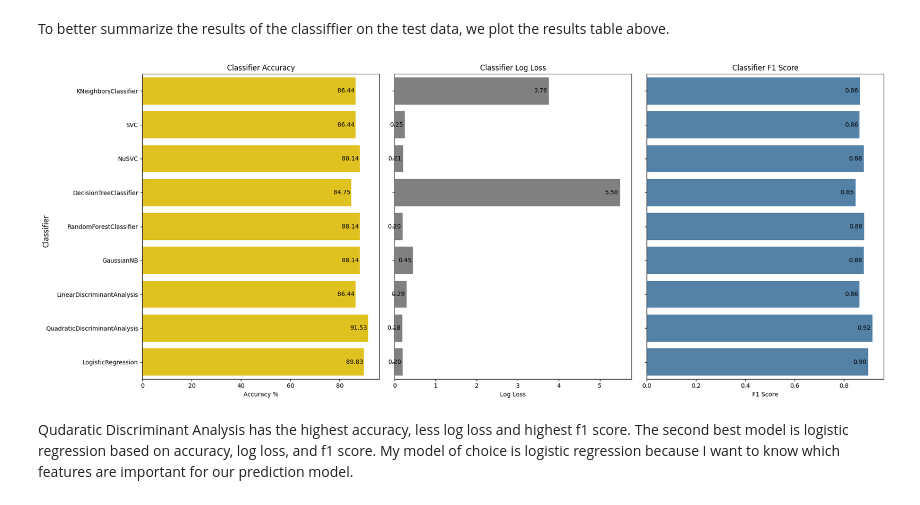
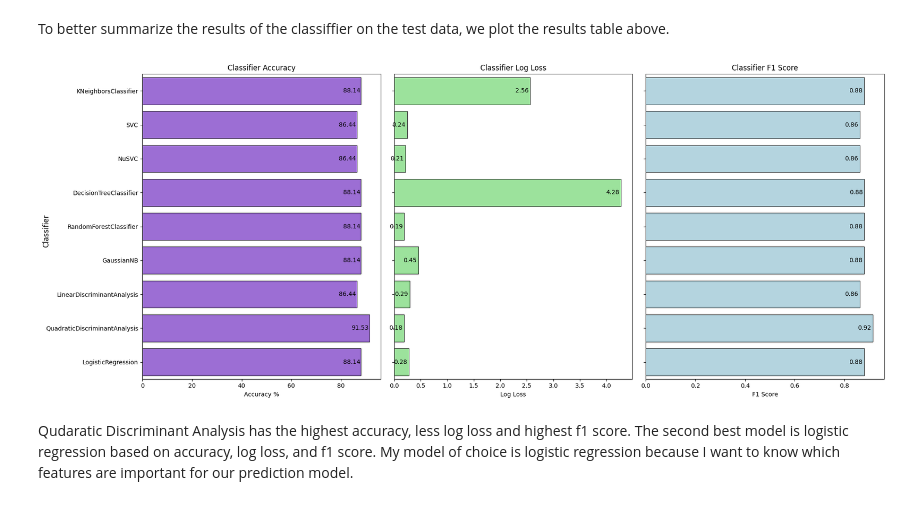
Before and after one commit to EngAdnan65311/Candidates-Selection-Model, a Jupyter notebook: nbs/scratch_candidate_selection_model_script.ipynb, the cells around one changed output. Drawn from its saved outputs; the diff is of its cells as text; code cells hidden in the pictures.

```diff
--- a/nbs/scratch_candidate_selection_model_script.ipynb
+++ b/nbs/scratch_candidate_selection_model_script.ipynb
@@ -316,7 +291,7 @@ To choose the best model among the trained models, we will use the f1 score, acc
 # %%
 # Define the list of models
 models = [
-    KNeighborsClassifier(n_neighbors=3),
+    KNeighborsClassifier(n_neighbors=5),
     SVC(kernel="rbf", C=0.025, probability=True),
     NuSVC(probability=True),
     DecisionTreeClassifier(),
@@ -340,22 +315,20 @@ for model in models:
     # Perform cross-validation
     train_predictions = cross_val_predict(model, X_train, y_train, cv=5)
 
-    # Calculate precision, recall, PPV, NPV, MCC, and F1 score
+    # Calculate and print the evaluation metrics
     precision = precision_score(y_train, train_predictions, average="macro")
     recall = recall_score(y_train, train_predictions, average="macro")
     f1 = f1_score(y_train, train_predictions, average="macro")
     ppv = precision_score(y_train, train_predictions, average=None)
     npv = recall_score(y_train, train_predictions, average=None)
-    mcc = matthews_corrcoef(y_train, train_predictions)
 
-    # Print the evaluation metrics
+
     print("==== Training Set Results ====")
     print("Precision: {:.2%}".format(precision))
     print("Recall: {:.2%}".format(recall))
     print("F1 Score: {:.2%}".format(f1))
     print("PPV (Precision):", ppv)
     print("NPV (Recall):", npv)
-    print("MCC: {:.2}".format(mcc))
 
     # Fit the model on the training set and calculate metrics on the test set
     model.fit(X_train, y_train)
@@ -366,11 +339,12 @@ for model in models:
     f1_test = f1_score(y_test, test_predictions, average="macro")
 
     test_predictions_proba = model.predict_proba(X_test)
-    ll = log_loss(y_test, test_predictions_proba)
+    my_metric = log_loss(y_test, test_predictions_proba)
 
-    log_entry = pd.DataFrame([[name, accuracy * 100, ll, f1_test]], columns=log_cols)
+    log_entry = pd.DataFrame([[name, accuracy * 100, my_metric, f1_test]], columns=log_cols)
     log = pd.concat([log, log_entry], ignore_index=True)
 
+# Print the results
 print("*" * 40)
 print("Testing Results for each Classifier:")
 print(log)
@@ -399,37 +373,35 @@ To better summarize the results of the classiffier on the test data, we plot the
 # %%
 
 # Plot the Accuracy, Log Loss, and F1 Score
 fig, ax = plt.subplots(nrows=1, ncols=3, sharey=True, figsize=(20, 8))
 
 plt.subplot(1, 3, 1)
-sns.set_color_codes("muted")
-c = sns.barplot(x='Accuracy', y='Classifier', data=log, color="gold")
+c = sns.barplot(x='Accuracy', y='Classifier', data=log, color=color_codes[3], edgecolor = 'black', linewidth = 0.7)
 c.set(ylabel=None)
 c.bar_label(c.containers[0], padding=-30, fmt='%.2f')
 plt.xlabel('Accuracy %')
 plt.title('Classifier Accuracy')
 
 plt.subplot(1, 3, 2)
 sns.set_color_codes("muted")
-l = sns.barplot(x='Log Loss', y='Classifier', data=log, color="grey")
+l = sns.barplot(x='Log Loss', y='Classifier', data=log, color=color_codes[1], edgecolor = 'black', linewidth = 0.7)
 l.set(ylabel=None)
 l.bar_label(l.containers[0], padding=-25, fmt='%.2f')
 plt.xlabel('Log Loss')
 plt.title('Classifier Log Loss')
 
 plt.subplot(1, 3, 3)
-sns.set_color_codes("muted")
-f = sns.barplot(x='F1 Score', y='Classifier', data=log, color="steelblue")
+f = sns.barplot(x='F1 Score', y='Classifier', data=log, color=color_codes[0], edgecolor = 'black', linewidth = 0.7)
 f.set(ylabel=None)
 f.bar_label(f.containers[0], padding=-25, fmt='%.2f')
 plt.xlabel('F1 Score')
 plt.title('Classifier F1 Score')
 
 fig.supylabel('Classifier')
 plt.tight_layout()
 plt.show()
 # %% [output]
-[figure, old version]
+[figure, new version]
 # %% [markdown]
 Qudaratic Discriminant Analysis has the highest accuracy, less log loss and highest f1 score. The second best model is logistic regression based on accuracy, log loss, and f1 score. My model of choice is logistic regression because I want to know which features are important for our prediction model.
 # %% [markdown]
```
Also changed, not shown: parts of 32 cells of this notebook, 1 other file.
